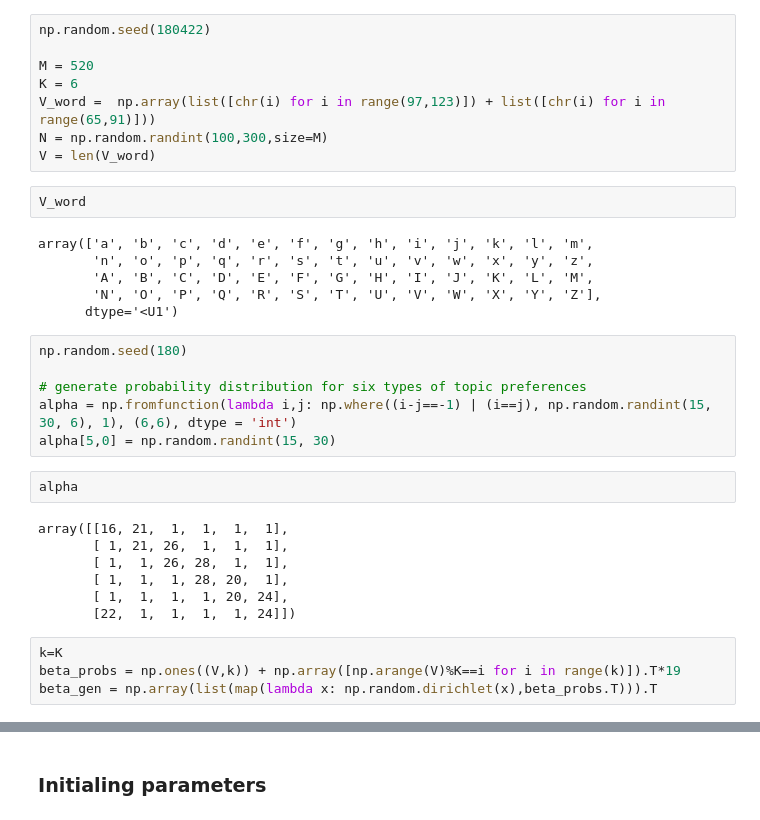
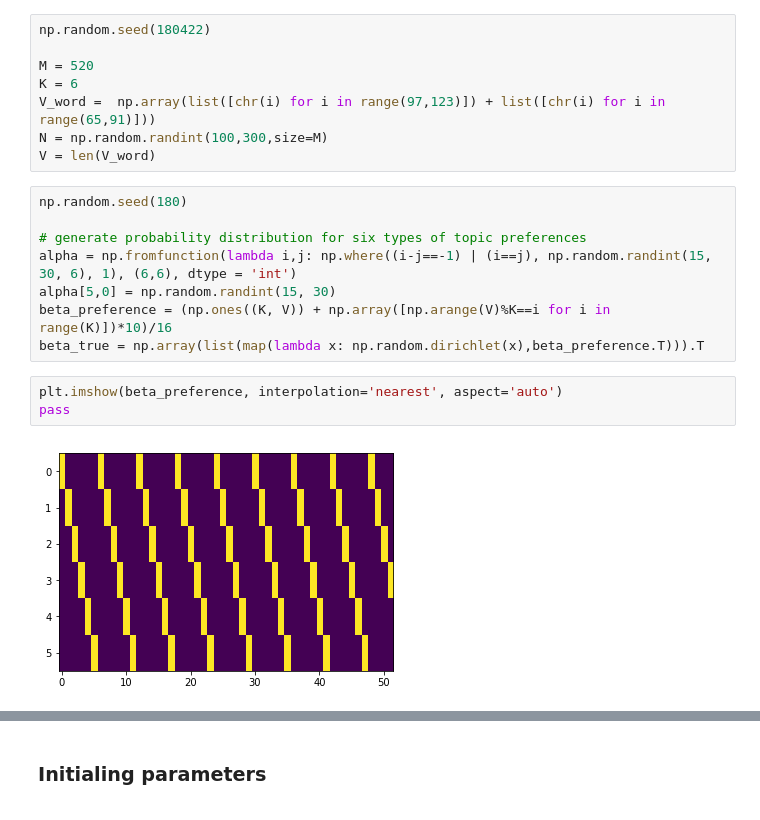
Before and after one commit to yangbaovera/663-Final-Project, a Jupyter notebook: final.ipynb, the cells around one changed output, grey strips where cells are left out. Drawn from its saved outputs; the diff is of its cells as text.

```diff
--- a/final.ipynb
+++ b/final.ipynb
@@ -480,30 +478,16 @@ K = 6
 V_word =  np.array(list([chr(i) for i in range(97,123)]) + list([chr(i) for i in range(65,91)]))
 N = np.random.randint(100,300,size=M)
 V = len(V_word)
-# %%
-V_word
-# %% [output]
-array(['a', 'b', 'c', 'd', 'e', 'f', 'g', 'h', 'i', 'j', 'k', 'l', 'm',
-       'n', 'o', 'p', 'q', 'r', 's', 't', 'u', 'v', 'w', 'x', 'y', 'z',
-       'A', 'B', 'C', 'D', 'E', 'F', 'G', 'H', 'I', 'J', 'K', 'L', 'M',
-       'N', 'O', 'P', 'Q', 'R', 'S', 'T', 'U', 'V', 'W', 'X', 'Y', 'Z'],
-      dtype='<U1')
 # %%
 np.random.seed(180)
 
 # generate probability distribution for six types of topic preferences
 alpha = np.fromfunction(lambda i,j: np.where((i-j==-1) | (i==j), np.random.randint(15, 30, 6), 1), (6,6), dtype = 'int')
 alpha[5,0] = np.random.randint(15, 30)
+beta_preference = (np.ones((K, V)) + np.array([np.arange(V)%K==i for i in range(K)])*10)/16
+beta_true = np.array(list(map(lambda x: np.random.dirichlet(x),beta_preference.T))).T
-# %%
-alpha
-# %% [output]
-array([[16, 21,  1,  1,  1,  1],
-       [ 1, 21, 26,  1,  1,  1],
-       [ 1,  1, 26, 28,  1,  1],
-       [ 1,  1,  1, 28, 20,  1],
-       [ 1,  1,  1,  1, 20, 24],
-       [22,  1,  1,  1,  1, 24]])
-# %%
-k=K
-beta_probs = np.ones((V,k)) + np.array([np.arange(V)%K==i for i in range(k)]).T*19
-beta_gen = np.array(list(map(lambda x: np.random.dirichlet(x),beta_probs.T))).T
+# %%
+plt.imshow(beta_preference, interpolation='nearest', aspect='auto')
+pass
+# %% [output]
+[figure, added]
```
Also changed, not shown: parts of 8 cells of this notebook.
